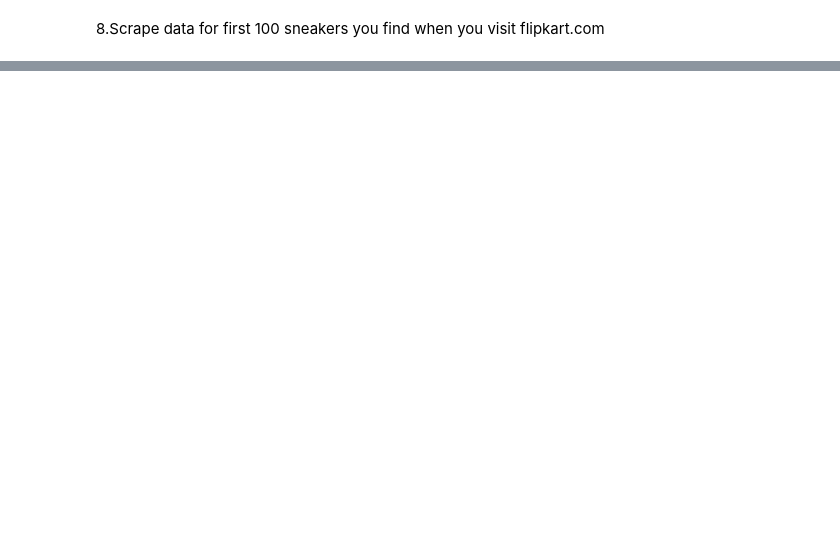
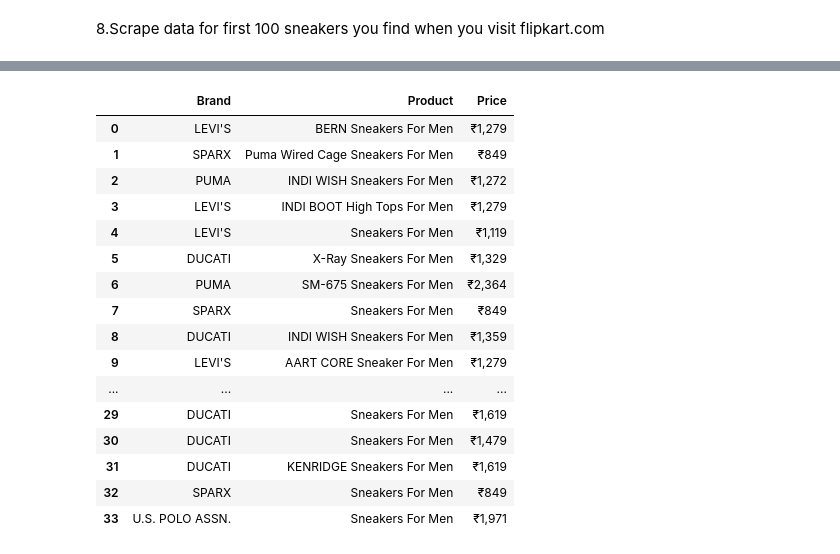
Before and after one commit to shanuareddy/WEB-SCRAPING-ASSIGNMENT-2, a Jupyter notebook: WEB SCRAPING – ASSIGNMENT 2-checkpoint.ipynb, the cells around one changed output, grey strips where cells are left out. Drawn from its saved outputs; the diff is of its cells as text; code cells hidden in the pictures; blank space fills up the shorter version.

```diff
--- a/WEB SCRAPING – ASSIGNMENT 2-checkpoint.ipynb
+++ b/WEB SCRAPING – ASSIGNMENT 2-checkpoint.ipynb
@@ -2014,0 +1003,3 @@ brand_list1[0:40]
+# %%
+product_tags1=driver.find_elements_by_xpath("//a[@class='IRpwTa']")
+product_tags1[0:40]
@@ -2014,0 +1024,5 @@ brand_list1[0:40]
+# %%
+for i in product_tags1:
+    product1=i.text
+    product_list1.append(product1)
+product_list1[0:40]
@@ -2014,0 +1047,3 @@ brand_list1[0:40]
+# %%
+price_tags1=driver.find_elements_by_xpath("//div[@class='_30jeq3']")
+price_tags1[0:40]
@@ -2014,0 +1068,5 @@ brand_list1[0:40]
+# %%
+for i in price_tags1:
+    price1=i.text
+    price_list1.append(price1)
+price_list1[0:40]
@@ -2014,0 +1091,24 @@ brand_list1[0:40]
+# %%
+df1=pd.DataFrame({})
+df1['Brand']=brand_list1[0:34]
+df1['Product']=product_list1[0:34]
+df1['Price']=price_list1[0:34]
+df1
+# %% [output]
+|  | Brand | Product | Price |
+| 0 | LEVI'S | BERN Sneakers For Men | ₹1,279 |
+| 1 | SPARX | Puma Wired Cage Sneakers For Men | ₹849 |
+| 2 | PUMA | INDI WISH Sneakers For Men | ₹1,272 |
+| 3 | LEVI'S | INDI BOOT High Tops For Men | ₹1,279 |
+| 4 | LEVI'S | Sneakers For Men | ₹1,119 |
+| 5 | DUCATI | X-Ray Sneakers For Men | ₹1,329 |
+| 6 | PUMA | SM-675 Sneakers For Men | ₹2,364 |
+| 7 | SPARX | Sneakers For Men | ₹849 |
+| 8 | DUCATI | INDI WISH Sneakers For Men | ₹1,359 |
+| 9 | LEVI'S | AART CORE Sneaker For Men | ₹1,279 |
+| ... | ... | ... | ... |
+| 29 | DUCATI | Sneakers For Men | ₹1,619 |
+| 30 | DUCATI | Sneakers For Men | ₹1,479 |
+| 31 | DUCATI | KENRIDGE Sneakers For Men | ₹1,619 |
+| 32 | SPARX | Sneakers For Men | ₹849 |
+| 33 | U.S. POLO ASSN. | Sneakers For Men | ₹1,971 |
```
Also changed, not shown: parts of 146 cells of this notebook.
